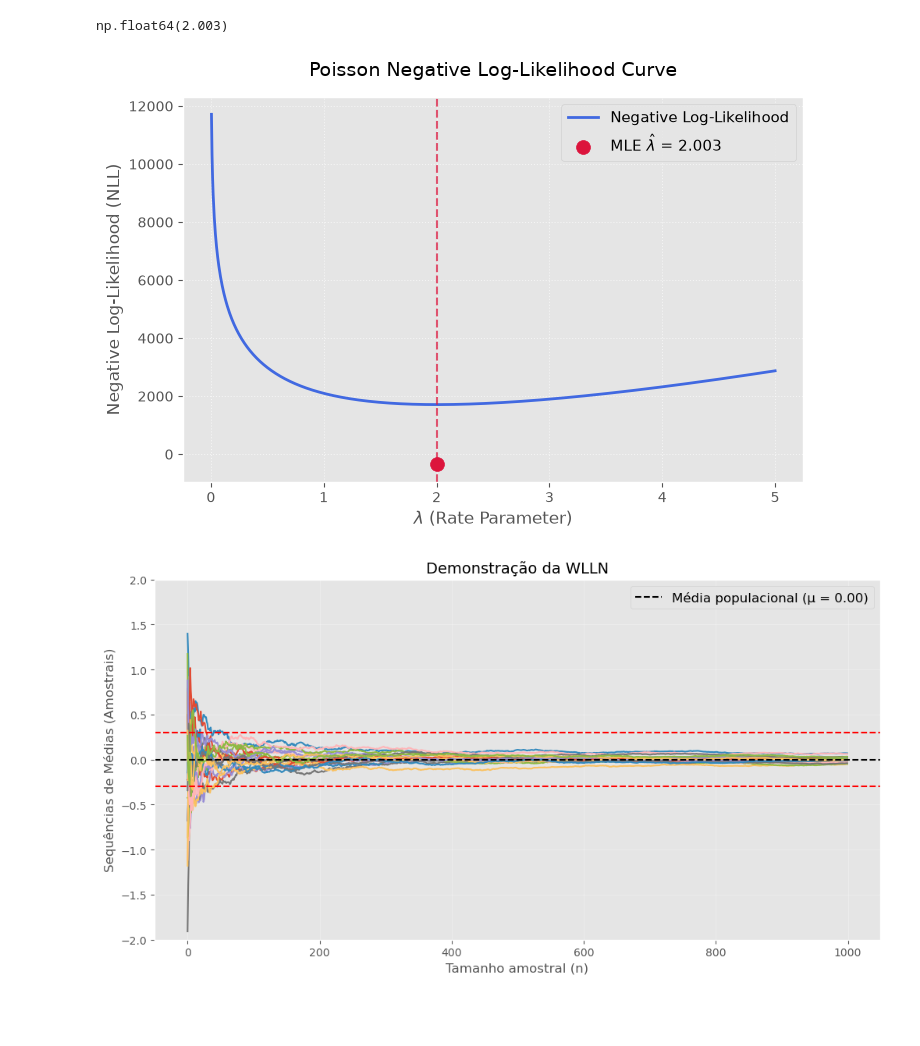
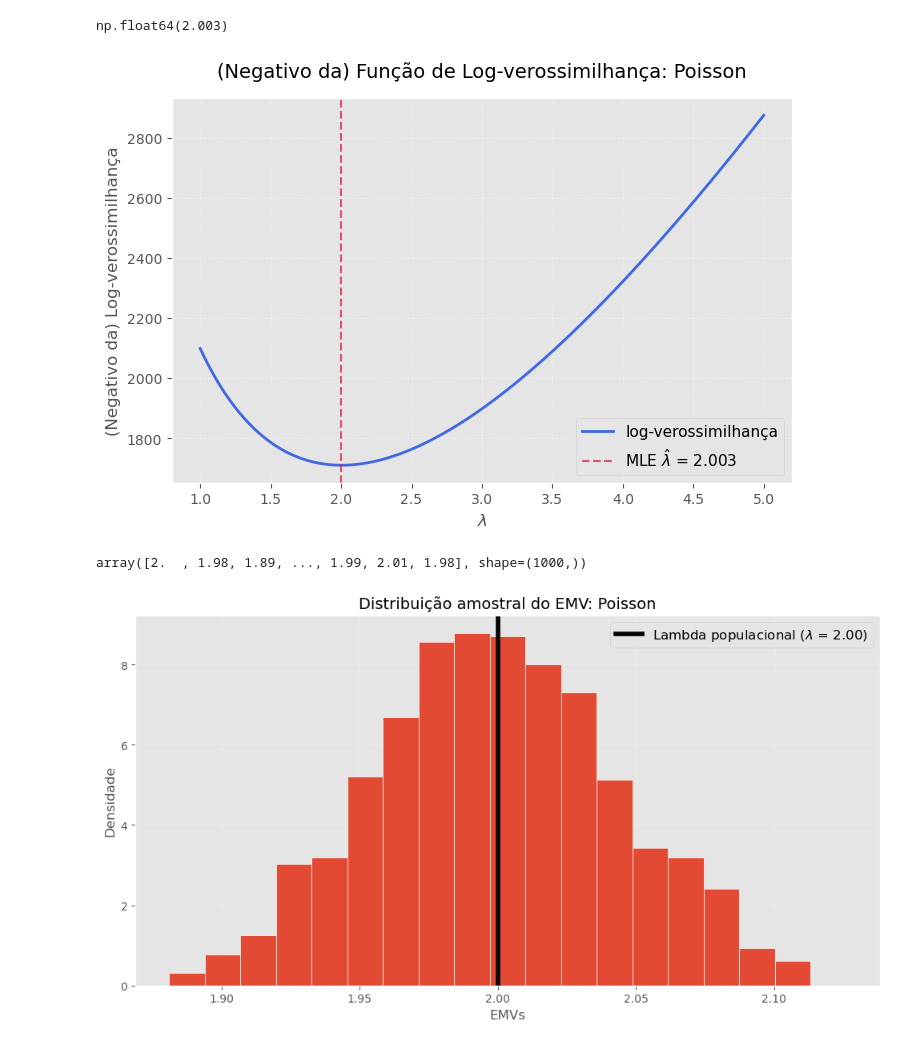
Before and after one commit to urielmoreirasilva/ICE072, a Jupyter notebook: aulas/Tópico 04 – Estimação Pontual (EMV)/Tópico 04 – Estimação Pontual (EMV).ipynb, the cells around one changed output. Saved outputs shown, nothing was run; the diff lists cells and outputs as text; code cells hidden in the pictures; blank space fills up the shorter version.

```diff
--- a/aulas/Tópico 04 – Estimação Pontual (EMV)/Tópico 04 – Estimação Pontual (EMV).ipynb
+++ b/aulas/Tópico 04 – Estimação Pontual (EMV)/Tópico 04 – Estimação Pontual (EMV).ipynb
@@ -56,4 +57,4 @@ array([4, 1, 3, ..., 3, 2, 4], shape=(1000,), dtype=int32)
 ## Função de log-verossimilhança
 ## NOTA: essa função na verdade retorna o *negativo* da log-verossimilhança
 def neg_loglike(lam, vY):
-    return -np.sum(vY * np.log(lam) - lam - gammaln(vY + 1))
+    return -np.sum(- lam  + vY * np.log(lam) - gammaln(vY + 1))
@@ -64,10 +66,13 @@ np.float64(1709.861692148421)
 # %%
 ## Otimização!
-lam_0 = -1.0 # valor inicial
-result = minimize(neg_loglike, lam_0, args = (vY, ),
-                  method='L-BFGS-B', bounds=[(1e-2, np.inf)])
+lam_0 = 4.0 # valor inicial
+out = minimize(neg_loglike,
+               lam_0,
+               args = (vY, ),
+               method = 'L-BFGS-B',
+               bounds = [(1e-5, 1e5)])
 
 ## Resultados
-print("EMV de lambda:", result.x[0])
-result
+print("EMV de lambda:", out.x[0])
+out
 # %% [output]
@@ -89,24 +94,26 @@ vY.mean()
 np.float64(2.003)
 # %%
 ## Visualizando (o negativo da) log-verossimilhança
-lambda_grid = np.linspace(0.00, 5.00, int(1e3))
+# grade de valores
+lambda_grid = np.linspace(1.00, 5.00, int(1e3))
 neg_loglike_values = [neg_loglike(l, vY) for l in lambda_grid]
 
-mle_lambda = result.x[0]
+## log-verossimilhança avaliada no EMV
+mle_lambda = out.x[0]
+min_nll = neg_loglike(mle_lambda, vY)
 
-# 5. Create the plot
-plt.figure(figsize=(8, 5))
-plt.plot(lambda_grid, neg_loglike_values, label='Negative Log-Likelihood', color='royalblue', lw=2)
-plt.axvline(mle_lambda, color='crimson', linestyle='--', alpha=0.7)
-plt.scatter(mle_lambda, min_nll, color='crimson', s=100, zorder=5,
-            label=f'MLE $\hat{{\lambda}}$ = {mle_lambda:.3f}')
-
-plt.title('Poisson Negative Log-Likelihood Curve', fontsize=14, pad=15)
-plt.xlabel('$\lambda$ (Rate Parameter)', fontsize=12)
-plt.ylabel('Negative Log-Likelihood (NLL)', fontsize=12)
-plt.grid(True, linestyle=':', alpha=0.6)
-plt.legend(fontsize=11)
+## Gráfico
+plt.figure(figsize = (8, 5))
+plt.plot(lambda_grid, neg_loglike_values,
+         label = 'log-verossimilhança', color = 'royalblue', lw = 2)
+plt.axvline(mle_lambda, color = 'crimson', linestyle = '--',
+            alpha = 0.7, label=f'MLE $\hat{{\lambda}}$ = {mle_lambda:.3f}')
+plt.title('(Negativo da) Função de Log-verossimilhança: Poisson', fontsize=14, pad=15)
+plt.xlabel('$\lambda$', fontsize=12)
+plt.ylabel('(Negativo da) Log-verossimilhança', fontsize=12)
+plt.grid(True, linestyle = ':', alpha = 0.6)
+plt.legend(fontsize = 11)
 plt.show()
 # %% [output]
-[figure, old version]
+[figure, new version]
 # %%
@@ -139,19 +147,21 @@ for j in np.arange(0, m, 1):
+# %%
+## EMVs
+vMLE
+# %% [output]
+array([2.  , 1.98, 1.89, ..., 1.99, 2.01, 1.98], shape=(1000,))
 # %%
-## Vizinhança para o gráfico de convergência (experimente mudar esse valor!)
-eps = 0.30
-
-## Gráfico da convergência
+## Visualizando a distribuição amostral do EMV
 plt.figure(figsize = (12, 6))
-plt.plot(vY_bar)
-plt.axhline(mu - eps, color = 'red', linestyle = '--')
-plt.axhline(mu, color = 'black', linestyle = '--', label = f'Média populacional (μ = {mu:.2f})')
-plt.axhline(mu + eps, color = 'red', linestyle = '--')
-plt.title('Demonstração da WLLN', fontsize = 14)
-plt.xlabel('Tamanho amostral (n)', fontsize = 12)
-plt.ylabel('Sequências de Médias (Amostrais)', fontsize = 12)
-plt.ylim(-2.0, 2.0)
+plt.hist(vMLE,
+         bins = np.arange(vMLE.min(), vMLE.max(), (vMLE.max() - vMLE.min())/20),
+         density = True,
+         ec = 'w')
+plt.axvline(lam, color = 'black', linewidth = 4, label = f'Lambda populacional ($\lambda$ = {lam:.2f})')
+plt.title('Distribuição amostral do EMV: Poisson', fontsize = 14)
+plt.xlabel('EMVs', fontsize = 12)
+plt.ylabel('Densidade', fontsize = 12)
 plt.legend(fontsize = 12)
 plt.grid(True, alpha = 0.3)
 plt.show()
 # %% [output]
-[figure, old version]
+[figure, new version]
```
Also changed, not shown: parts of 25 cells of this notebook, 2 other files.
